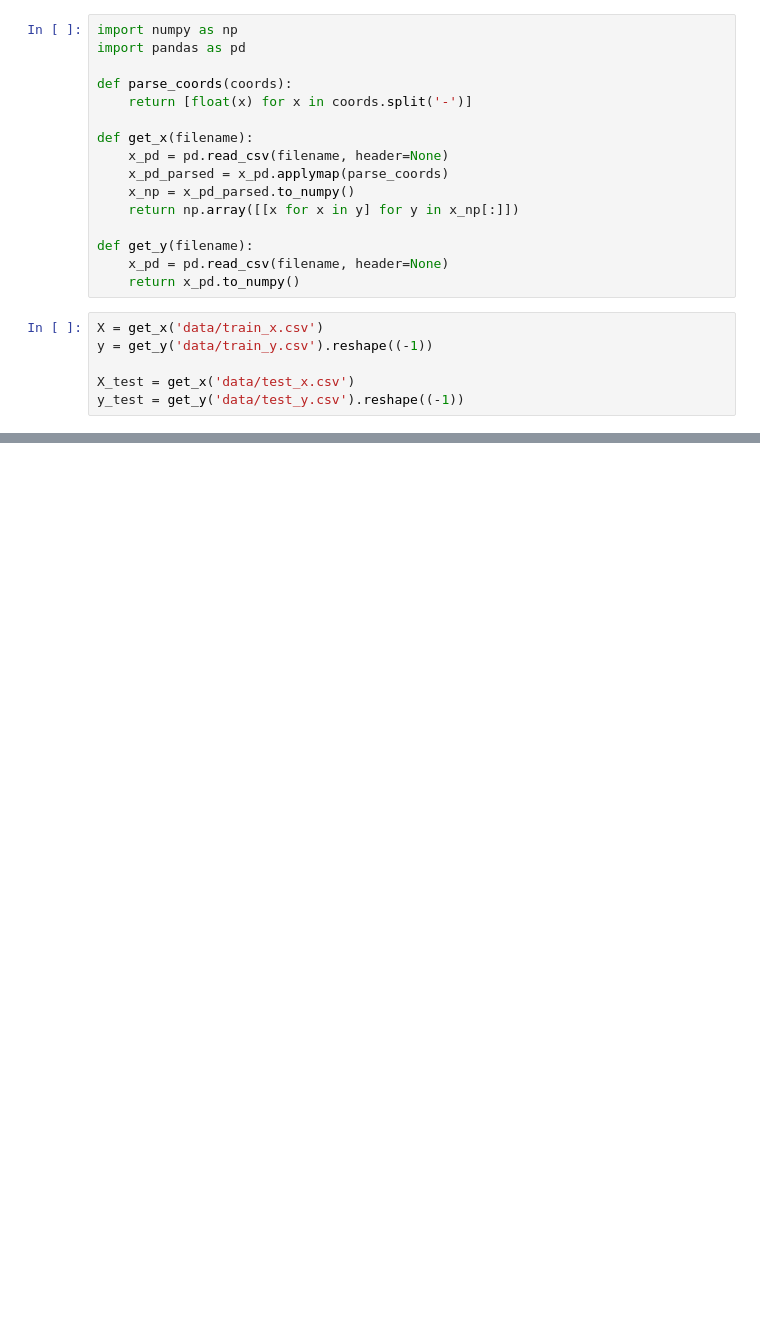
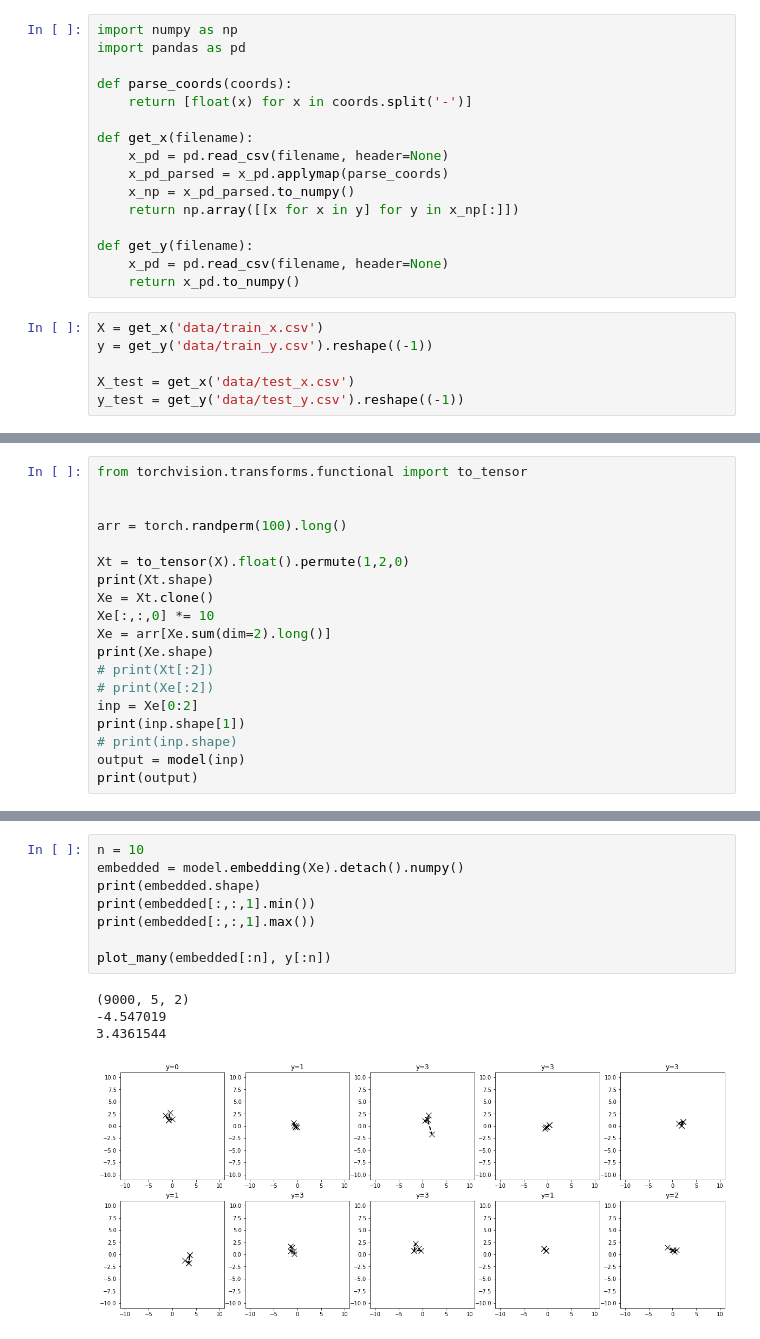
Before and after one commit to kboroszko/NN3, a Jupyter notebook: LSTM-Embedding.ipynb, the cells around one changed output, grey strips where cells are left out. Drawn from its saved outputs; the diff is of its cells as text; blank space fills up the shorter version.

```diff
--- a/LSTM-Embedding.ipynb
+++ b/LSTM-Embedding.ipynb
@@ -120,0 +128,19 @@ tensor([-1.2923, -1.4630, -1.3872, -1.4104], grad_fn=<SelectBackward>)
+# %%
+from torchvision.transforms.functional import to_tensor
+
+
+arr = torch.randperm(100).long()
+
+Xt = to_tensor(X).float().permute(1,2,0)
+print(Xt.shape)
+Xe = Xt.clone()
+Xe[:,:,0] *= 10
+Xe = arr[Xe.sum(dim=2).long()]
+print(Xe.shape)
+# print(Xt[:2])
+# print(Xe[:2])
+inp = Xe[0:2]
+print(inp.shape[1])
+# print(inp.shape)
+output = model(inp)
+print(output)
@@ -227,0 +263,13 @@ acc: 0.615
+# %%
+n = 10
+embedded = model.embedding(Xe).detach().numpy()
+print(embedded.shape)
+print(embedded[:,:,1].min())
+print(embedded[:,:,1].max())
+
+plot_many(embedded[:n], y[:n])
+# %% [output]
+(9000, 5, 2)
+-4.547019
+3.4361544
+[figure, added]
```
Also changed, not shown: parts of 25 cells of this notebook, 2 other files.
